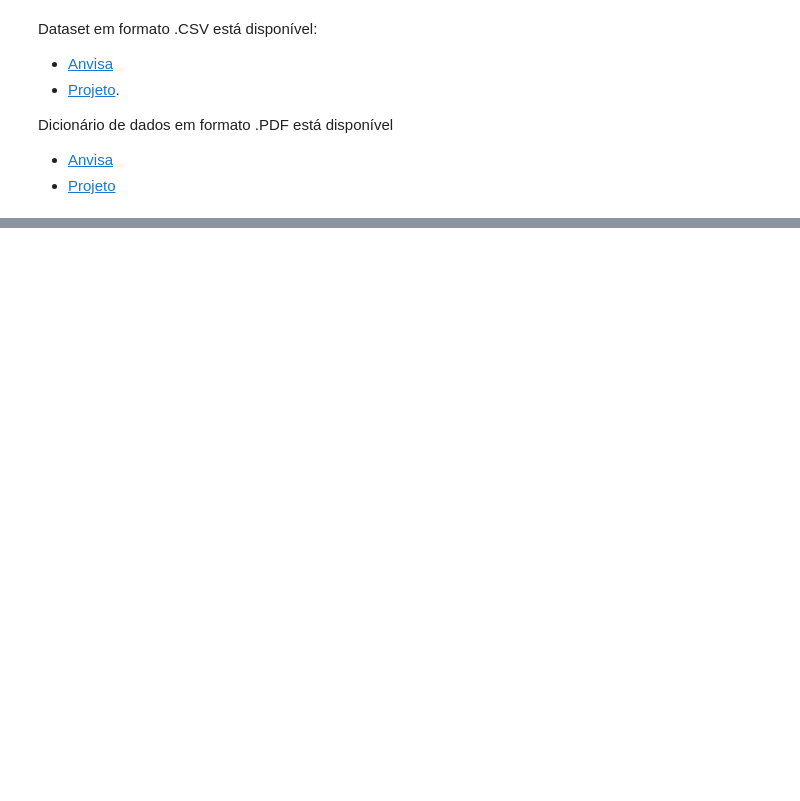
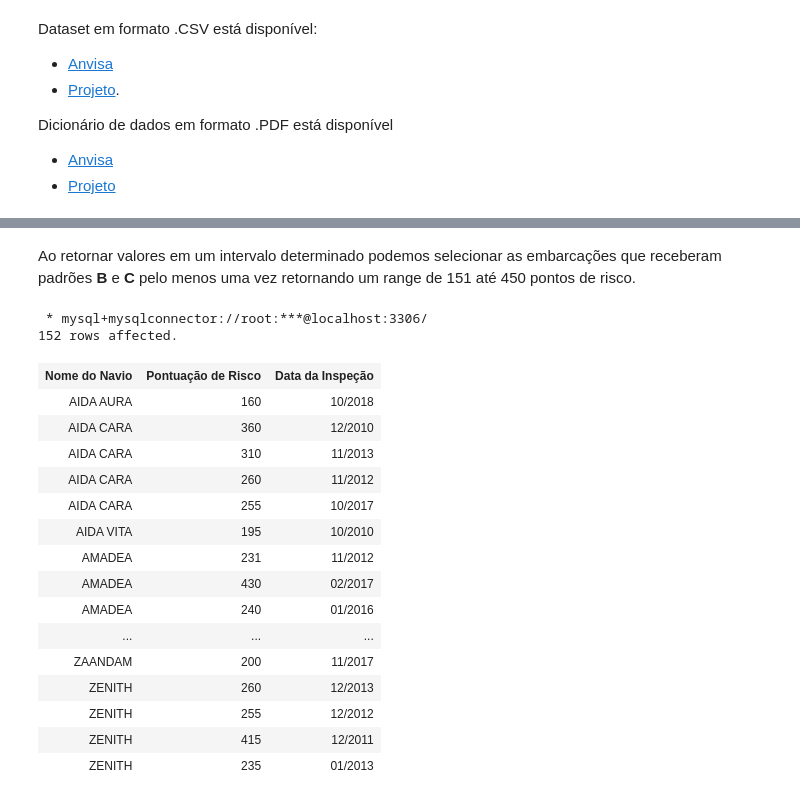
Before and after one commit to GersonBhrener/SQL-Data-Science, a Jupyter notebook: MySQL/Inspecao_Navios_Cruzeiro_Anvisa/Inspecao_Navios_Cruzeiro.ipynb, the cells around one changed output, grey strips where cells are left out. Cells and saved outputs as stored; diff of their text form; code cells hidden in the pictures; blank space fills up the shorter version.

```diff
--- a/MySQL/Inspecao_Navios_Cruzeiro_Anvisa/Inspecao_Navios_Cruzeiro.ipynb
+++ b/MySQL/Inspecao_Navios_Cruzeiro_Anvisa/Inspecao_Navios_Cruzeiro.ipynb
@@ -45,0 +143,28 @@ IGNORE 1 ROWS;
+# %% [markdown]
+Ao retornar valores em um intervalo determinado podemos selecionar as embarcações que receberam padrões **B** e **C** pelo menos uma vez retornando um range de 151 até 450 pontos de risco.
+# %%
+%%sql
+
+SELECT nome_navio as "Nome do Navio", pontuacao_risco as 'Pontuação de Risco', mes_ano as 'Data da Inspeção'
+FROM sql_ds.tb_navios
+WHERE pontuacao_risco BETWEEN 151 AND 450
+ORDER BY nome_navio ASC, mes_ano DESC;
+# %% [output]
+ * mysql+mysqlconnector://root:***@localhost:3306/
+152 rows affected.
+| Nome do Navio | Pontuação de Risco | Data da Inspeção |
+| AIDA AURA | 160 | 10/2018 |
+| AIDA CARA | 360 | 12/2010 |
+| AIDA CARA | 310 | 11/2013 |
+| AIDA CARA | 260 | 11/2012 |
+| AIDA CARA | 255 | 10/2017 |
+| AIDA VITA | 195 | 10/2010 |
+| AMADEA | 231 | 11/2012 |
+| AMADEA | 430 | 02/2017 |
+| AMADEA | 240 | 01/2016 |
+| ... | ... | ... |
+| ZAANDAM | 200 | 11/2017 |
+| ZENITH | 260 | 12/2013 |
+| ZENITH | 255 | 12/2012 |
+| ZENITH | 415 | 12/2011 |
+| ZENITH | 235 | 01/2013 |
```
Also changed, not shown: parts of 21 cells of this notebook.
